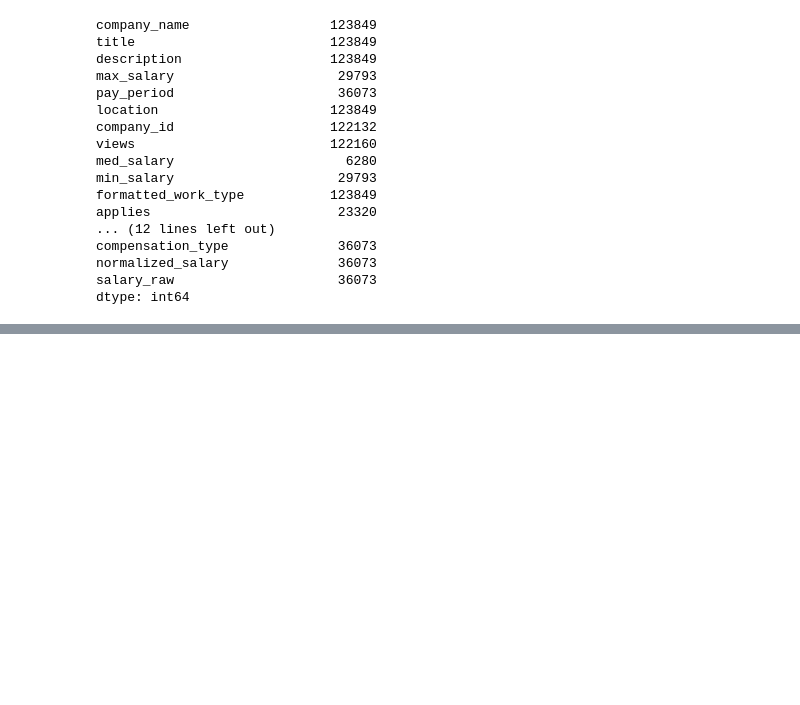
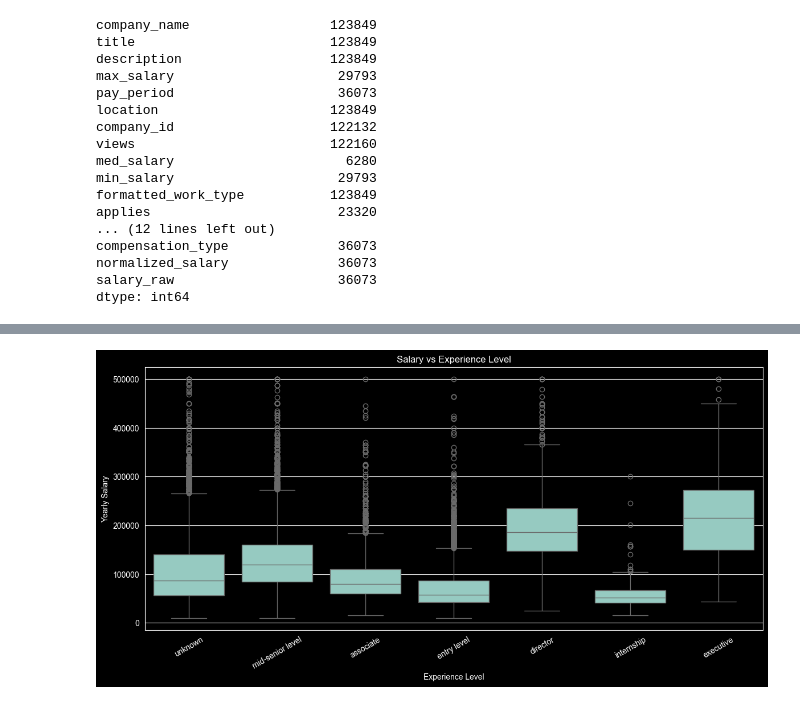
Before and after one commit to Anuzzzzzzzz/Mamacita, a Jupyter notebook: learnPythonnnnnnnnnn/jupyternotebook/pandas/posting.ipynb, the cells around one changed output, grey strips where cells are left out. Saved outputs shown, nothing was run; the diff lists cells and outputs as text; code cells hidden in the pictures; blank space fills up the shorter version.

Commit message:
Update Jupyter notebooks for data analysis

```diff
--- a/learnPythonnnnnnnnnn/jupyternotebook/pandas/posting.ipynb
+++ b/learnPythonnnnnnnnnn/jupyternotebook/pandas/posting.ipynb
@@ -316,0 +346,15 @@ dtype: int64
+# %%
+plt.figure(figsize=(14,6))
+sns.boxplot(
+    data=salary_df,
+    x='formatted_experience_level',
+    y='salary_yearly'
+
+)
+plt.xticks(rotation=30)
+plt.xlabel('Experience Level')
+plt.ylabel('Yearly Salary')
+plt.title('Salary vs Experience Level')
+plt.show()
+# %% [output]
+[figure, added]
```
Also changed, not shown: parts of 8 cells of this notebook, 3 other files.
